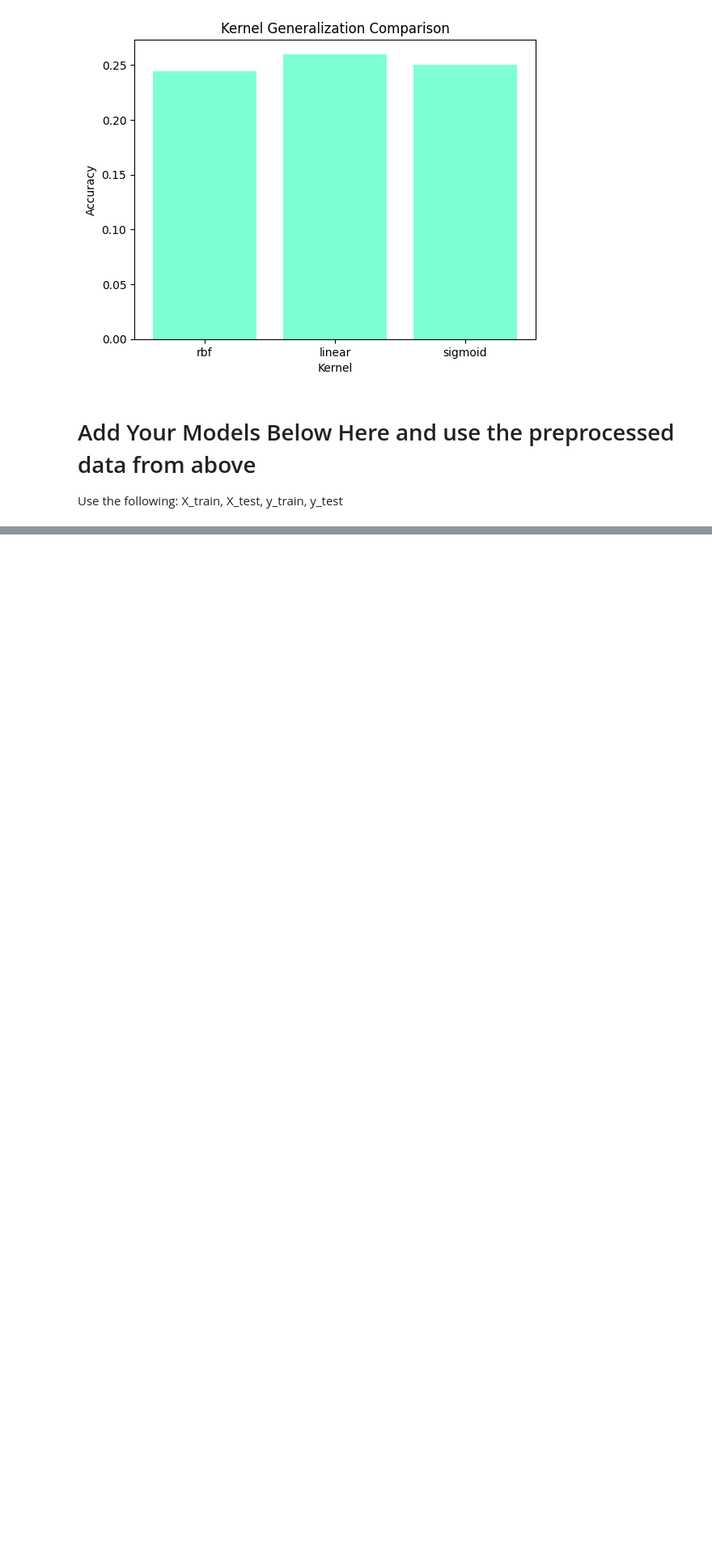
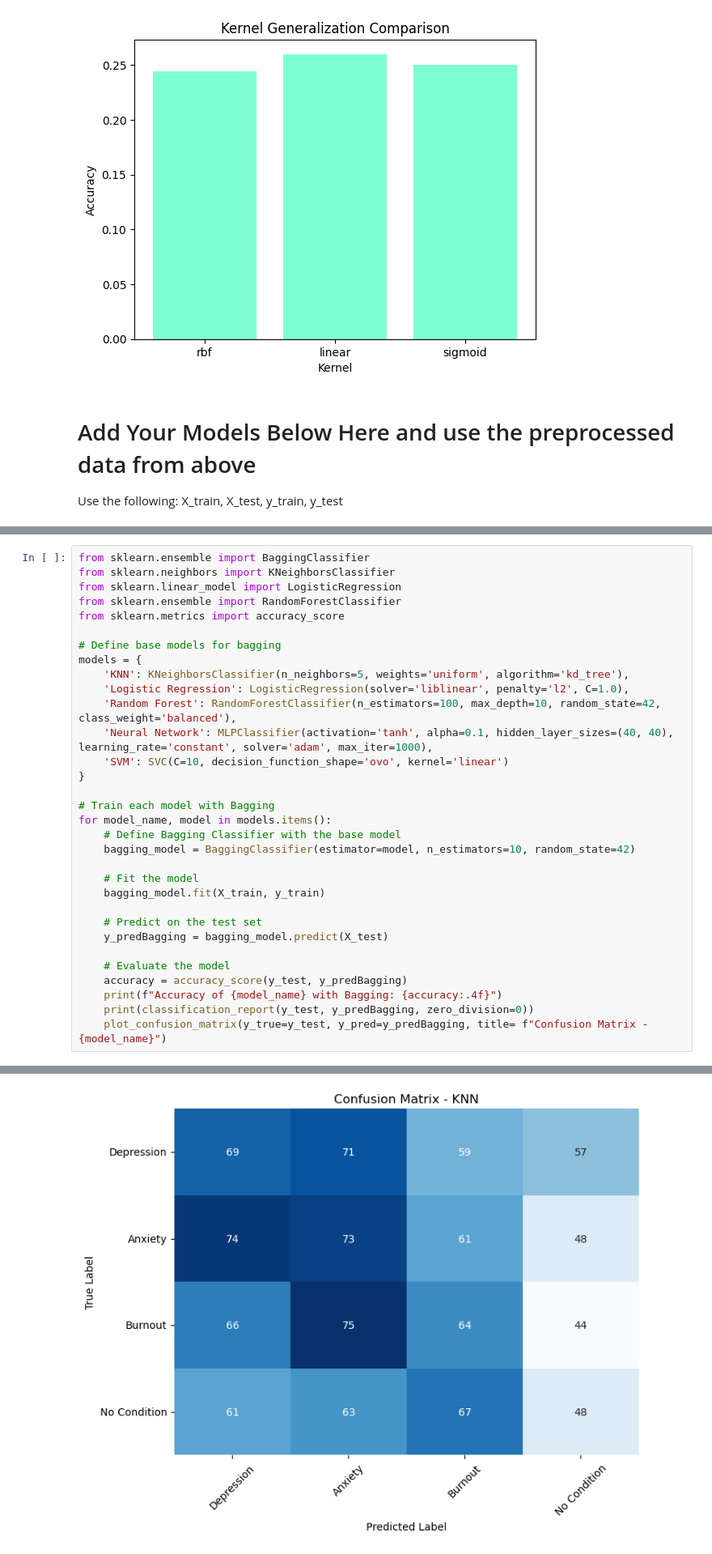
Before and after one commit to johnnyhuyhuynh/MindSpace, a Jupyter notebook: MindSpace-Clean.ipynb, the cells around one changed output, grey strips where cells are left out. Shown at 81% size. Cells and saved outputs as stored; diff of their text form; blank space fills up the shorter version.

```diff
--- a/MindSpace-Clean.ipynb
+++ b/MindSpace-Clean.ipynb
@@ -446,0 +593,33 @@ Use the following: X_train, X_test, y_train, y_test
+# %%
+from sklearn.ensemble import BaggingClassifier
+from sklearn.neighbors import KNeighborsClassifier
+from sklearn.linear_model import LogisticRegression
+from sklearn.ensemble import RandomForestClassifier
+from sklearn.metrics import accuracy_score
+
+# Define base models for bagging
+models = {
+    'KNN': KNeighborsClassifier(n_neighbors=5, weights='uniform', algorithm='kd_tree'),
+    'Logistic Regression': LogisticRegression(solver='liblinear', penalty='l2', C=1.0),
+    'Random Forest': RandomForestClassifier(n_estimators=100, max_depth=10, random_state=42, class_weight='balanced'),
+    'Neural Network': MLPClassifier(activation='tanh', alpha=0.1, hidden_layer_sizes=(40, 40), learning_rate='constant', solver='adam', max_iter=1000),
+    'SVM': SVC(C=10, decision_function_shape='ovo', kernel='linear')
+}
+
+# Train each model with Bagging
+for model_name, model in models.items():
+    # Define Bagging Classifier with the base model
+    bagging_model = BaggingClassifier(estimator=model, n_estimators=10, random_state=42)
+
+    # Fit the model
+    bagging_model.fit(X_train, y_train)
+
+    # Predict on the test set
+    y_predBagging = bagging_model.predict(X_test)
+
+    # Evaluate the model
+    accuracy = accuracy_score(y_test, y_predBagging)
+    print(f"Accuracy of {model_name} with Bagging: {accuracy:.4f}")
+    print(classification_report(y_test, y_predBagging, zero_division=0))
+    plot_confusion_matrix(y_true=y_test, y_pred=y_predBagging, title= f"Confusion Matrix - {model_name}")
+# %% [output]
@@ -446,0 +637 @@ Use the following: X_train, X_test, y_train, y_test
+[figure, added]
```
Also changed, not shown: parts of 11 cells of this notebook.
